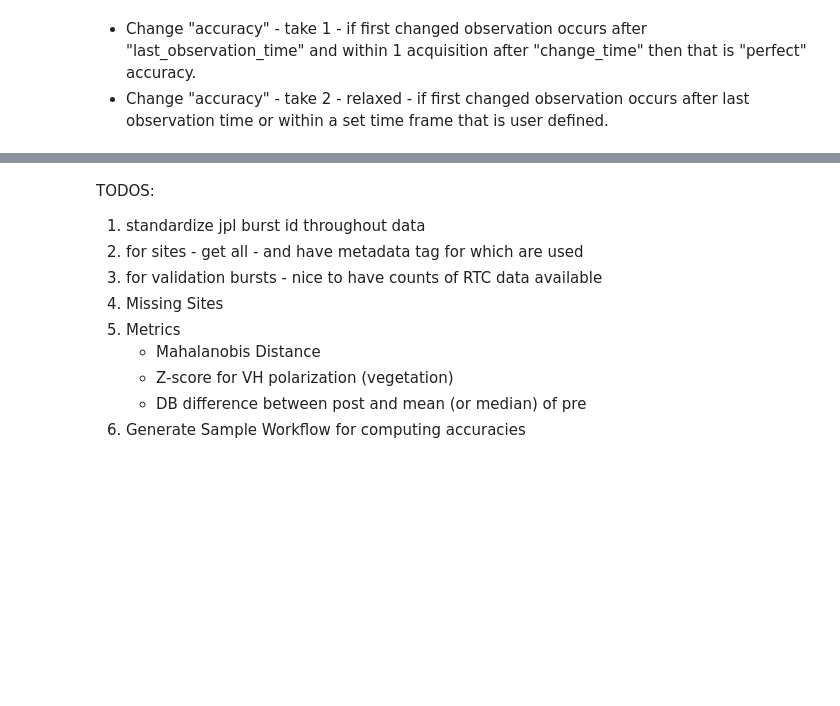
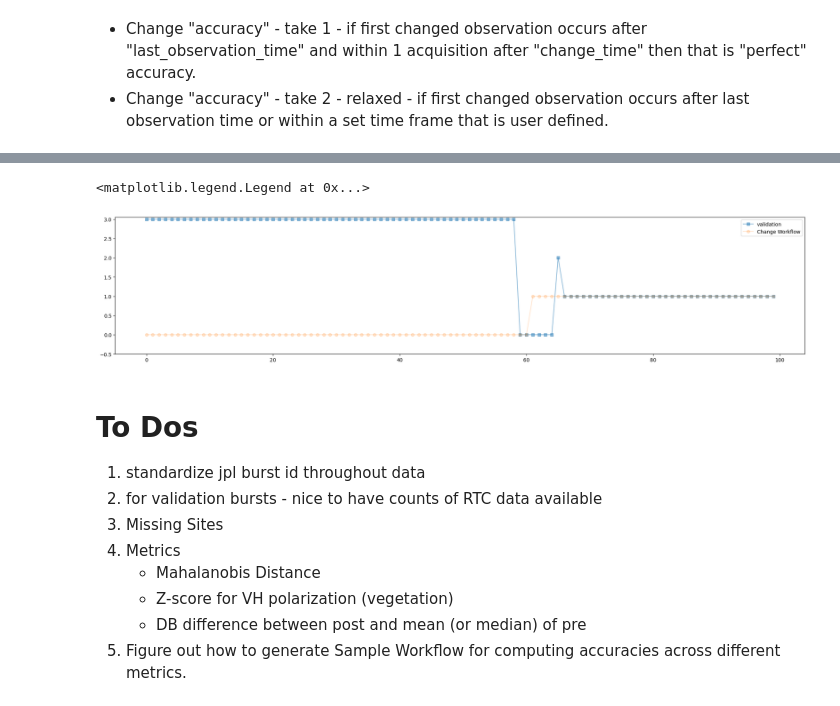
Before and after one commit to OPERA-Cal-Val/dist-s1-validation-harness, a Jupyter notebook: ts-explore-by-site.ipynb, the cells around one changed output, grey strips where cells are left out. Drawn from its saved outputs; the diff is of its cells as text; code cells hidden in the pictures; blank space fills up the shorter version.

```diff
--- a/ts-explore-by-site.ipynb
+++ b/ts-explore-by-site.ipynb
@@ -147,12 +286,20 @@ plt.show()
+# %%
+fig, ax = plt.subplots(figsize=(25, 5))
+ax.plot(y_val, marker='s', label='validation', alpha=.5)
+ax.plot(y_obs, marker='o', label='Change Workflow', alpha=.2)
+ax.set_ylim(-0.5, 3.05)
+plt.legend()
+# %% [output]
+<matplotlib.legend.Legend at 0x...>
+[figure, added]
 # %% [markdown]
-TODOS:
+# To Dos
 
 1. standardize jpl burst id throughout data
-2. for sites - get all - and have metadata tag for which are used
-3. for validation bursts - nice to have counts of RTC data available
-4. Missing Sites
-5. Metrics
+2. for validation bursts - nice to have counts of RTC data available
+3. Missing Sites
+4. Metrics
    - Mahalanobis Distance
    - Z-score for VH polarization (vegetation)
    - DB difference between post and mean (or median) of pre
-6. Generate Sample Workflow for computing accuracies
+5. Figure out how to generate Sample Workflow for computing accuracies across different metrics.
```
Also changed, not shown: parts of 14 cells of this notebook.
